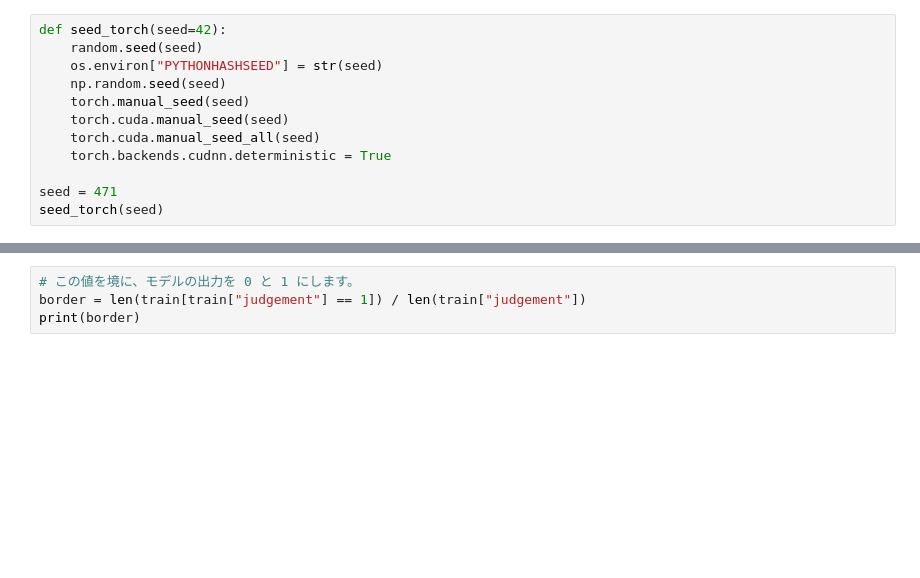
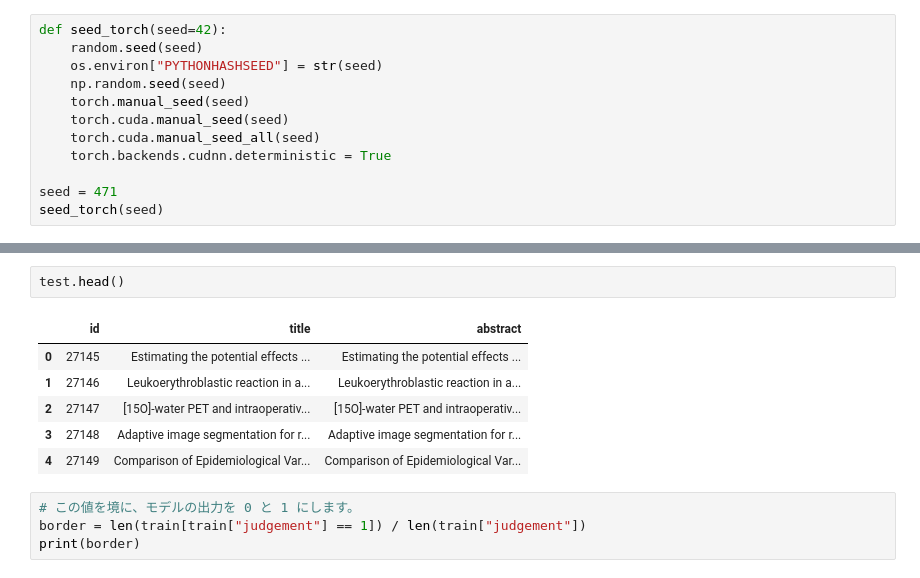
Before and after one commit to mk0653/untitled, a Jupyter notebook: iryou_bert_FT.ipynb, the cells around one changed output, grey strips where cells are left out. Cells and saved outputs as stored; diff of their text form; blank space fills up the shorter version.

```diff
--- a/iryou_bert_FT.ipynb
+++ b/iryou_bert_FT.ipynb
@@ -69,3 +82,12 @@ sub.columns = ["id", "judgement"]
+# %%
+test.head()
+# %% [output]
+|  | id | title | abstract |
+| 0 | 27145 | Estimating the potential effects ... | Estimating the potential effects ... |
+| 1 | 27146 | Leukoerythroblastic reaction in a... | Leukoerythroblastic reaction in a... |
+| 2 | 27147 | [15O]-water PET and intraoperativ... | [15O]-water PET and intraoperativ... |
+| 3 | 27148 | Adaptive image segmentation for r... | Adaptive image segmentation for r... |
+| 4 | 27149 | Comparison of Epidemiological Var... | Comparison of Epidemiological Var... |
 # %%
 # この値を境に、モデルの出力を 0 と 1 にします。
 border = len(train[train["judgement"] == 1]) / len(train["judgement"])
```
Also changed, not shown: parts of 11 cells of this notebook.
